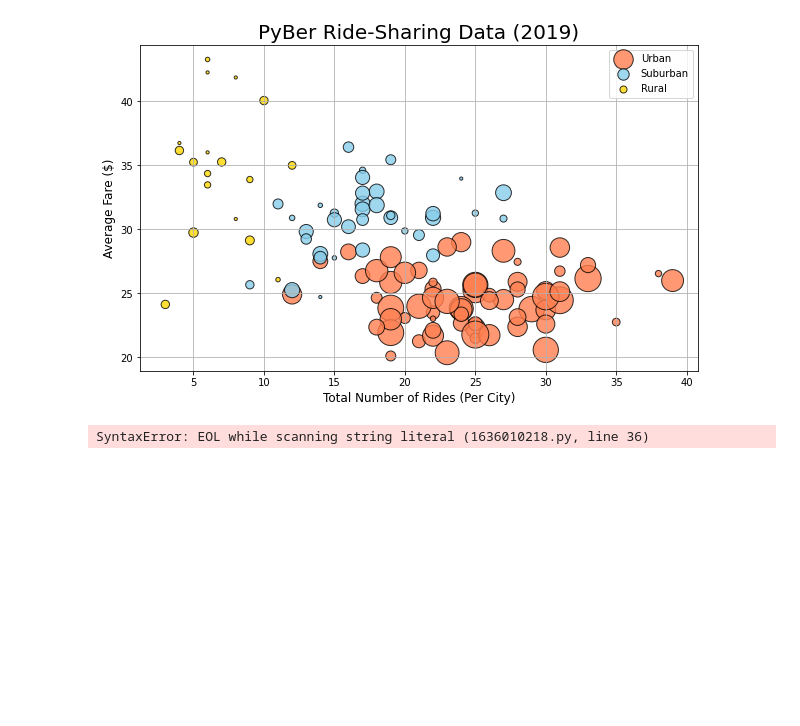
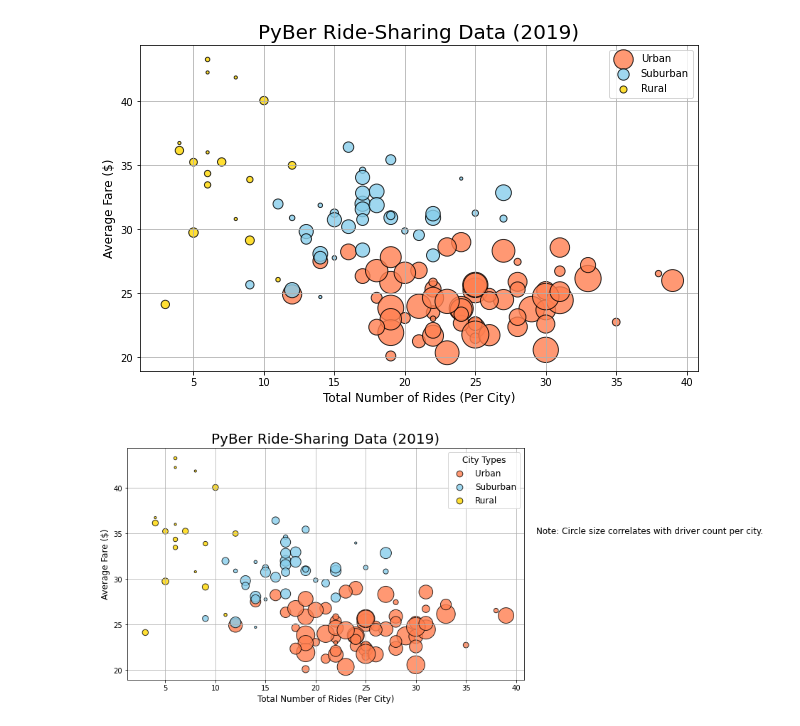
Before and after one commit to macicchino/Pyber_Analysis, a Jupyter notebook: PyBer.ipynb, the cells around one changed output. Drawn from its saved outputs; the diff is of its cells as text; code cells hidden in the pictures; blank space fills up the shorter version.

```diff
--- a/PyBer.ipynb
+++ b/PyBer.ipynb
@@ -359,35 +359,34 @@ plt.scatter(suburban_ride_count,
       suburban_avg_fare,
       s=10*suburban_driver_count, c="skyblue",
       edgecolor="black", linewidths=1,
       alpha=0.8, label="Suburban")
 
 plt.scatter(rural_ride_count,
       rural_avg_fare,
       s=10*rural_driver_count, c="gold",
       edgecolor="black", linewidths=1,
       alpha=0.8, label="Rural")
 
 # Incorporate the other graph properties
 plt.title("PyBer Ride-Sharing Data (2019)", fontsize=20)
 plt.ylabel("Average Fare ($)", fontsize=12)
 plt.xlabel("Total Number of Rides (Per City)", fontsize=12)
 plt.grid(True)
 
 # Create a legend
 lgnd = plt.legend(fontsize="12", mode="Expanded",
          scatterpoints=1, loc="best", title="City Types")
 lgnd.legendHandles[0]._sizes = [75]
 lgnd.legendHandles[1]._sizes = [75]
 lgnd.legendHandles[2]._sizes = [75]
 lgnd.get_title().set_fontsize(12)
 
 # Incorporate a text label about circle size.
-plt.text(42, 35, "Note: Circle size correlates
-         with driver count per city.", fontsize="12")
+plt.text(42, 35, "Note: Circle size correlates with driver count per city.", fontsize="12")
 
 # Show the plot
 plt.show()
 # %% [output]
-SyntaxError: EOL while scanning string literal (1636010218.py, line 36)
+[figure, added]
 # %%
 # Save the figure.
```
Also changed, not shown: parts of 31 cells of this notebook.
